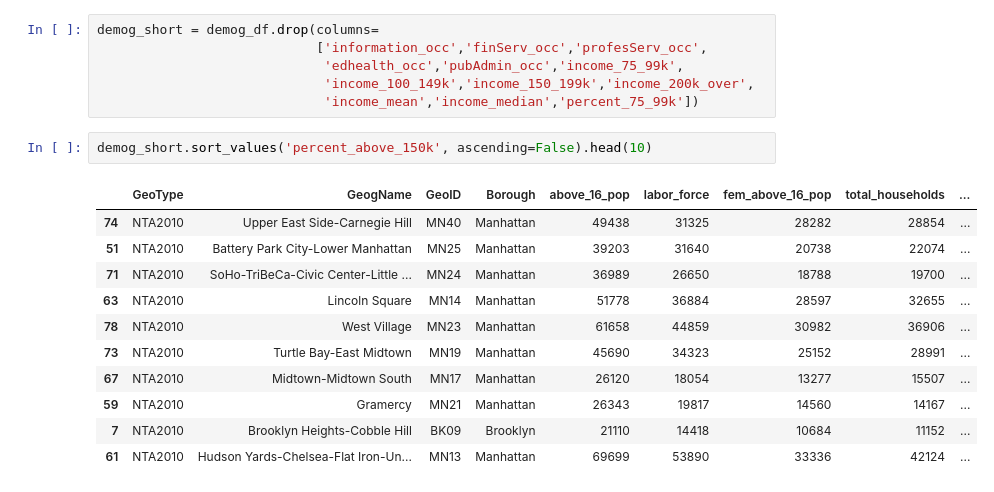
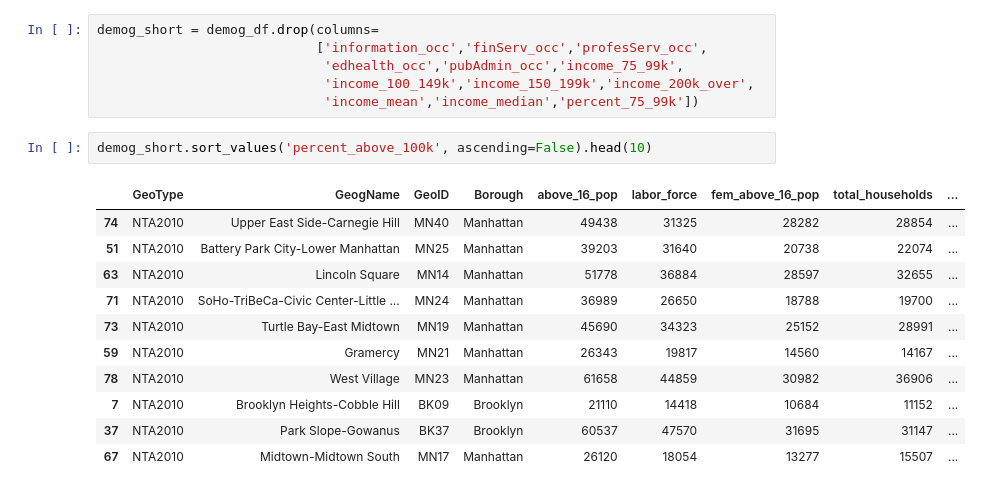
Before and after one commit to ejfeldman7/Metis_Project_1, a Jupyter notebook: census_data_cleaning_demogs.ipynb, the cells around one changed output. Cells and saved outputs as stored; diff of their text form.

```diff
--- a/census_data_cleaning_demogs.ipynb
+++ b/census_data_cleaning_demogs.ipynb
@@ -82,17 +82,17 @@ demog_short = demog_df.drop(columns=
                              'income_100_149k','income_150_199k','income_200k_over',
                              'income_mean','income_median','percent_75_99k'])
 # %%
-demog_short.sort_values('percent_above_150k', ascending=False).head(10)
+demog_short.sort_values('percent_above_100k', ascending=False).head(10)
 # %% [output]
 |  | GeoType | GeogName | GeoID | Borough | above_16_pop | labor_force | fem_above_16_pop | total_households | ... |
 | 74 | NTA2010 | Upper East Side-Carnegie Hill | MN40 | Manhattan | 49438 | 31325 | 28282 | 28854 | ... |
 | 51 | NTA2010 | Battery Park City-Lower Manhattan | MN25 | Manhattan | 39203 | 31640 | 20738 | 22074 | ... |
+| 63 | NTA2010 | Lincoln Square | MN14 | Manhattan | 51778 | 36884 | 28597 | 32655 | ... |
 | 71 | NTA2010 | SoHo-TriBeCa-Civic Center-Little ... | MN24 | Manhattan | 36989 | 26650 | 18788 | 19700 | ... |
-| 63 | NTA2010 | Lincoln Square | MN14 | Manhattan | 51778 | 36884 | 28597 | 32655 | ... |
+| 73 | NTA2010 | Turtle Bay-East Midtown | MN19 | Manhattan | 45690 | 34323 | 25152 | 28991 | ... |
+| 59 | NTA2010 | Gramercy | MN21 | Manhattan | 26343 | 19817 | 14560 | 14167 | ... |
 | 78 | NTA2010 | West Village | MN23 | Manhattan | 61658 | 44859 | 30982 | 36906 | ... |
-| 73 | NTA2010 | Turtle Bay-East Midtown | MN19 | Manhattan | 45690 | 34323 | 25152 | 28991 | ... |
+| 7 | NTA2010 | Brooklyn Heights-Cobble Hill | BK09 | Brooklyn | 21110 | 14418 | 10684 | 11152 | ... |
+| 37 | NTA2010 | Park Slope-Gowanus | BK37 | Brooklyn | 60537 | 47570 | 31695 | 31147 | ... |
 | 67 | NTA2010 | Midtown-Midtown South | MN17 | Manhattan | 26120 | 18054 | 13277 | 15507 | ... |
-| 59 | NTA2010 | Gramercy | MN21 | Manhattan | 26343 | 19817 | 14560 | 14167 | ... |
-| 7 | NTA2010 | Brooklyn Heights-Cobble Hill | BK09 | Brooklyn | 21110 | 14418 | 10684 | 11152 | ... |
-| 61 | NTA2010 | Hudson Yards-Chelsea-Flat Iron-Un... | MN13 | Manhattan | 69699 | 53890 | 33336 | 42124 | ... |
 # %%
```
Also changed, not shown: parts of 12 cells of this notebook, 1 other file.
